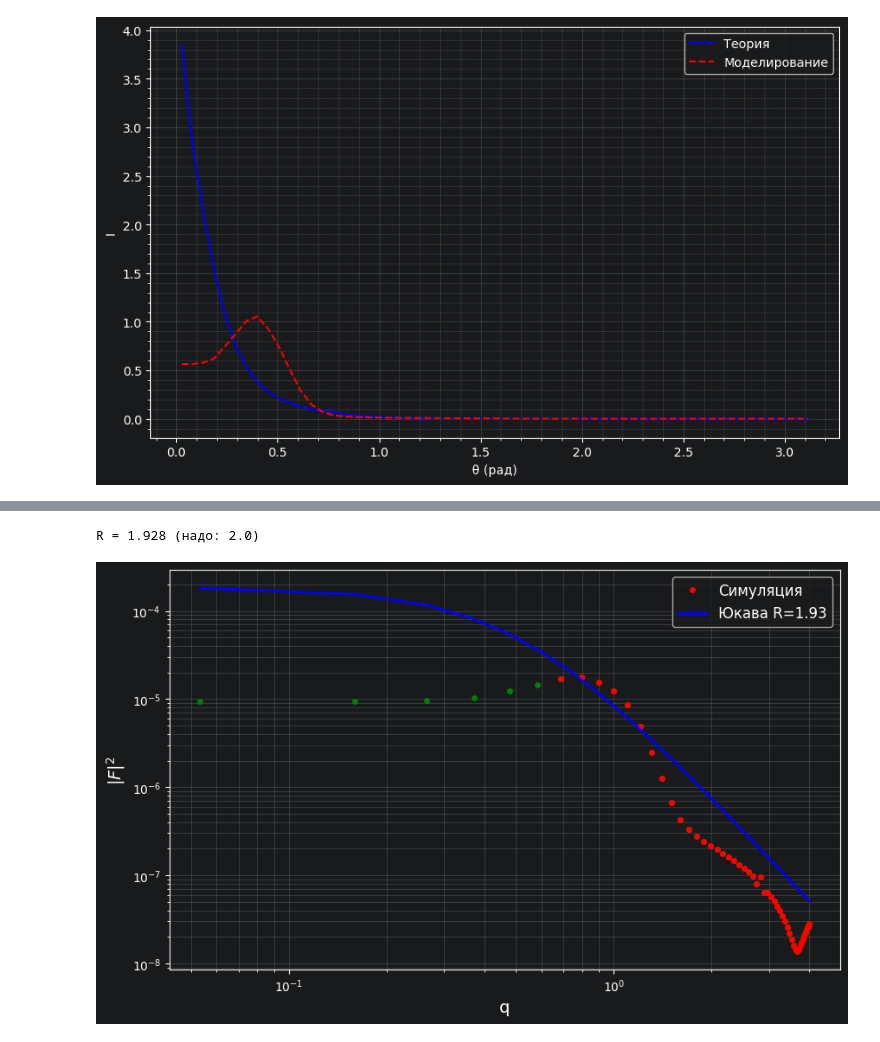
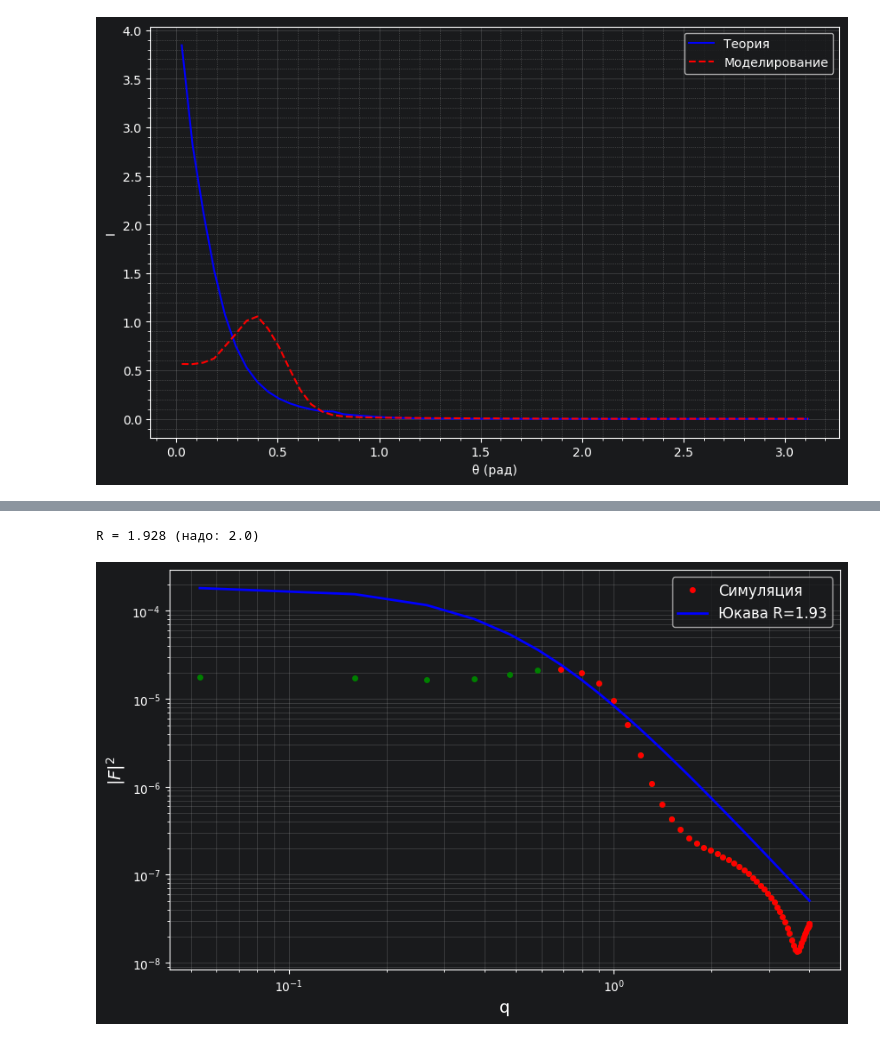
Before and after one commit to GrsemNow/schrodinger-scattering, a Jupyter notebook: 3d_scattering/partial_expansion.ipynb, the cells around one changed output, grey strips where cells are left out. Drawn from its saved outputs; the diff is of its cells as text; code cells hidden in the pictures.

```diff
--- a/3d_scattering/partial_expansion.ipynb
+++ b/3d_scattering/partial_expansion.ipynb
@@ -196,29 +238,29 @@ plt.show()
 # %%
 from scipy.optimize import curve_fit
 
 k0 = 2.0
 
 q = 2 * k0 * np.sin(teta_grph_model / 2)
 
 def yk_ff(q, A, R):
     return A / (q**2 + (1/R)**2)**2
 
 mask = q >0.6
-scat, _ = curve_fit(yk_ff, q[mask], I_teta_model[mask], p0=[np.max(I_sim), 2.0])
+scat, _ = curve_fit(yk_ff, q[mask], I_teta_model[mask], p0=[np.max(I_teta_model), 2.0])
 A_fit, R_fit = scat
 
 print(f"R = {R_fit:.3f} (надо: 2.0)")
 
 # 5. График
 plt.figure(figsize=(10, 6))
-plt.loglog(q, I_sim, 'go', markersize=4)
-plt.loglog(q[q>0.6], I_sim[q>0.6], 'ro', markersize=4, label='Симуляция')
-plt.loglog(q, yk_ff(q, *popt), 'b-', lw=2, label=f'Юкава R={R_fit:.2f}')
+plt.loglog(q, I_teta_model, 'go', markersize=4)
+plt.loglog(q[q>0.6], I_teta_model[q>0.6], 'ro', markersize=4, label='Симуляция')
+plt.loglog(q, yk_ff(q, *scat), 'b-', lw=2, label=f'Юкава R={R_fit:.2f}')
 plt.xlabel('q', fontsize=14)
 plt.ylabel(r'$|F|^2$', fontsize=14)
 plt.legend(fontsize=12)
 plt.grid(True, which='both', alpha=0.3)
 plt.show()
 # %% [output]
 R = 1.928 (надо: 2.0)
-[figure, old version]
+[figure, new version]
```
Also changed, not shown: parts of 6 cells of this notebook, 2 other files.
